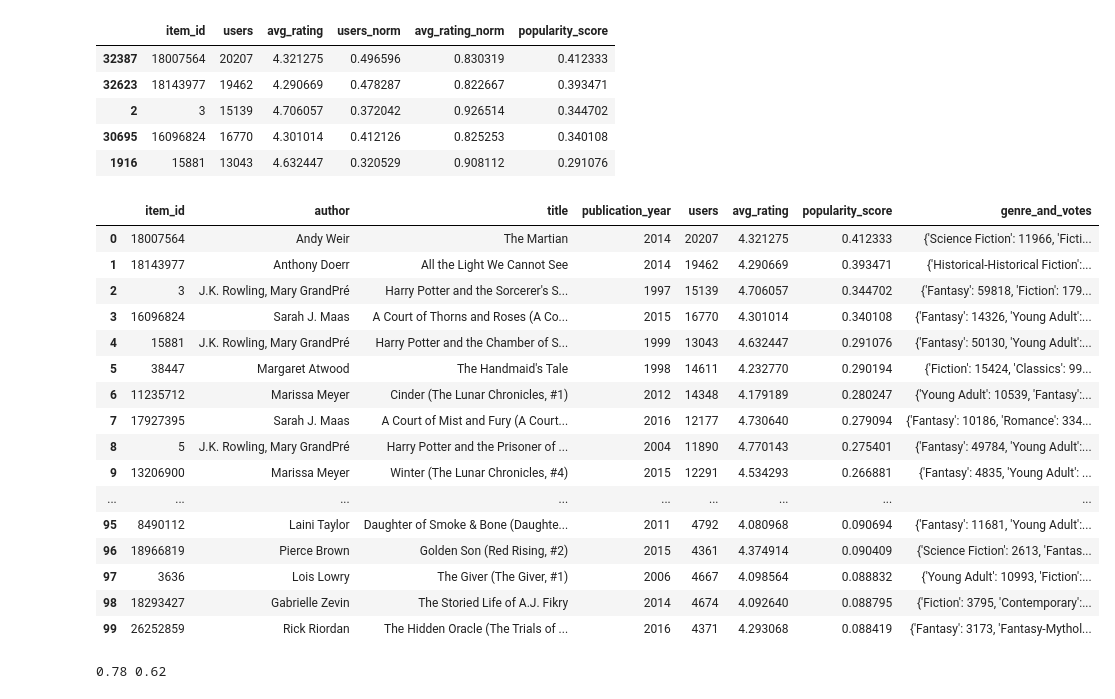
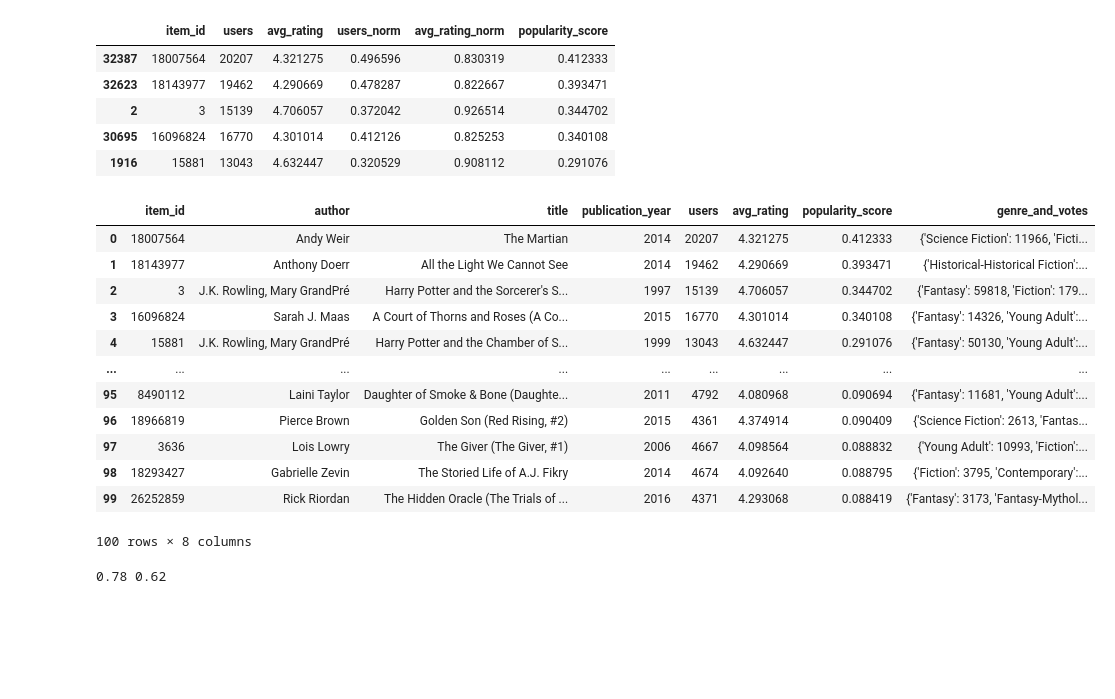
Before and after one commit to Efimovaam/mle-recsys-start, a Jupyter notebook: main_offline.ipynb, the cells around one changed output. Cells and saved outputs as stored; diff of their text form; code cells hidden in the pictures; blank space fills up the shorter version.

```diff
--- a/main_offline.ipynb
+++ b/main_offline.ipynb
@@ -83,28 +83,24 @@ top_k_pop_items.head()
 # %%
 # добавляем информацию о книгах
 top_k_pop_items = top_k_pop_items.merge(
     items.set_index("item_id")[["author", "title", "genre_and_votes", "publication_year"]], on="item_id")
 
-with pd.option_context('display.max_rows', 100):
+with pd.option_context('display.max_rows', 10):
     display(top_k_pop_items[["item_id", "author", "title", "publication_year", "users", "avg_rating", "popularity_score", "genre_and_votes"]])
 # %% [output]
 |  | item_id | author | title | publication_year | users | avg_rating | popularity_score | genre_and_votes |
 | 0 | 18007564 | Andy Weir | The Martian | 2014 | 20207 | 4.321275 | 0.412333 | {'Science Fiction': 11966, 'Ficti... |
 | 1 | 18143977 | Anthony Doerr | All the Light We Cannot See | 2014 | 19462 | 4.290669 | 0.393471 | {'Historical-Historical Fiction':... |
 | 2 | 3 | J.K. Rowling, Mary GrandPré | Harry Potter and the Sorcerer's S... | 1997 | 15139 | 4.706057 | 0.344702 | {'Fantasy': 59818, 'Fiction': 179... |
 | 3 | 16096824 | Sarah J. Maas | A Court of Thorns and Roses (A Co... | 2015 | 16770 | 4.301014 | 0.340108 | {'Fantasy': 14326, 'Young Adult':... |
 | 4 | 15881 | J.K. Rowling, Mary GrandPré | Harry Potter and the Chamber of S... | 1999 | 13043 | 4.632447 | 0.291076 | {'Fantasy': 50130, 'Young Adult':... |
-| 5 | 38447 | Margaret Atwood | The Handmaid's Tale | 1998 | 14611 | 4.232770 | 0.290194 | {'Fiction': 15424, 'Classics': 99... |
-| 6 | 11235712 | Marissa Meyer | Cinder (The Lunar Chronicles, #1) | 2012 | 14348 | 4.179189 | 0.280247 | {'Young Adult': 10539, 'Fantasy':... |
-| 7 | 17927395 | Sarah J. Maas | A Court of Mist and Fury (A Court... | 2016 | 12177 | 4.730640 | 0.279094 | {'Fantasy': 10186, 'Romance': 334... |
-| 8 | 5 | J.K. Rowling, Mary GrandPré | Harry Potter and the Prisoner of ... | 2004 | 11890 | 4.770143 | 0.275401 | {'Fantasy': 49784, 'Young Adult':... |
-| 9 | 13206900 | Marissa Meyer | Winter (The Lunar Chronicles, #4) | 2015 | 12291 | 4.534293 | 0.266881 | {'Fantasy': 4835, 'Young Adult': ... |
 | ... | ... | ... | ... | ... | ... | ... | ... | ... |
 | 95 | 8490112 | Laini Taylor | Daughter of Smoke & Bone (Daughte... | 2011 | 4792 | 4.080968 | 0.090694 | {'Fantasy': 11681, 'Young Adult':... |
 | 96 | 18966819 | Pierce Brown | Golden Son (Red Rising, #2) | 2015 | 4361 | 4.374914 | 0.090409 | {'Science Fiction': 2613, 'Fantas... |
 | 97 | 3636 | Lois Lowry | The Giver (The Giver, #1) | 2006 | 4667 | 4.098564 | 0.088832 | {'Young Adult': 10993, 'Fiction':... |
 | 98 | 18293427 | Gabrielle Zevin | The Storied Life of A.J. Fikry | 2014 | 4674 | 4.092640 | 0.088795 | {'Fiction': 3795, 'Contemporary':... |
 | 99 | 26252859 | Rick Riordan | The Hidden Oracle (The Trials of ... | 2016 | 4371 | 4.293068 | 0.088419 | {'Fantasy': 3173, 'Fantasy-Mythol... |
+100 rows × 8 columns
 # %%
 cold_users_events_with_recs = \
     events_test[events_test["user_id"].isin(cold_users)] \
```
Also changed, not shown: parts of 24 cells of this notebook.
